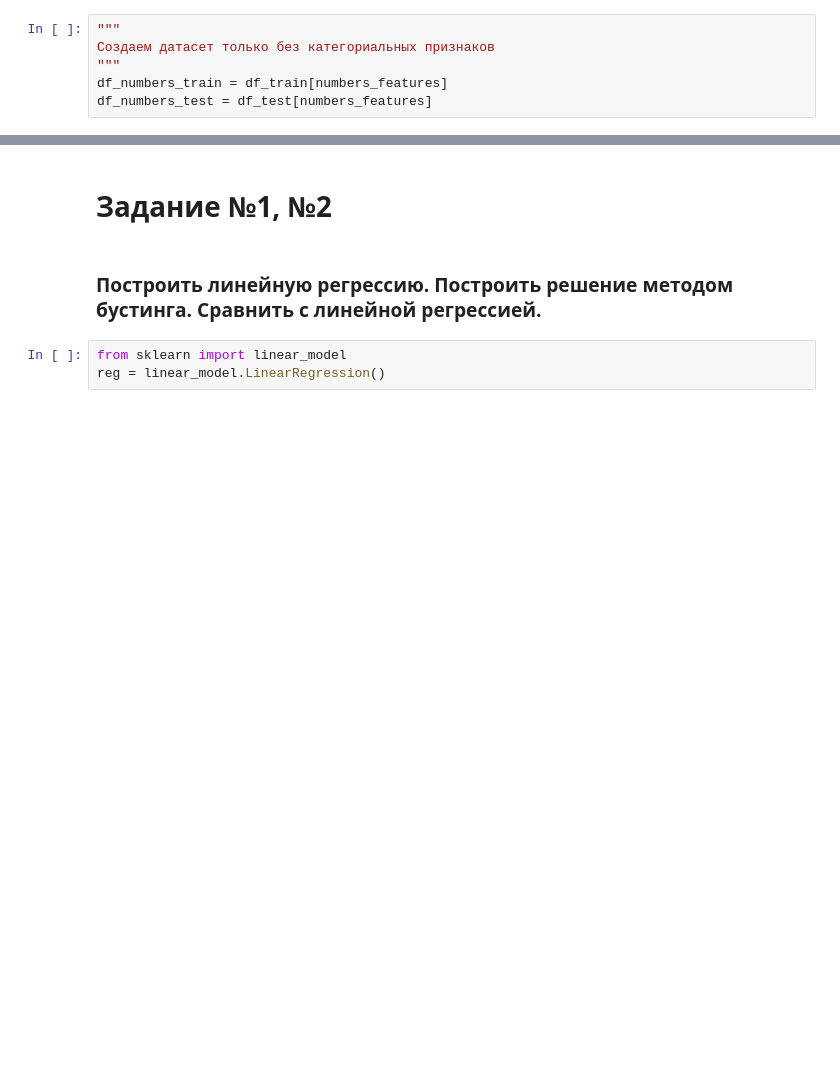
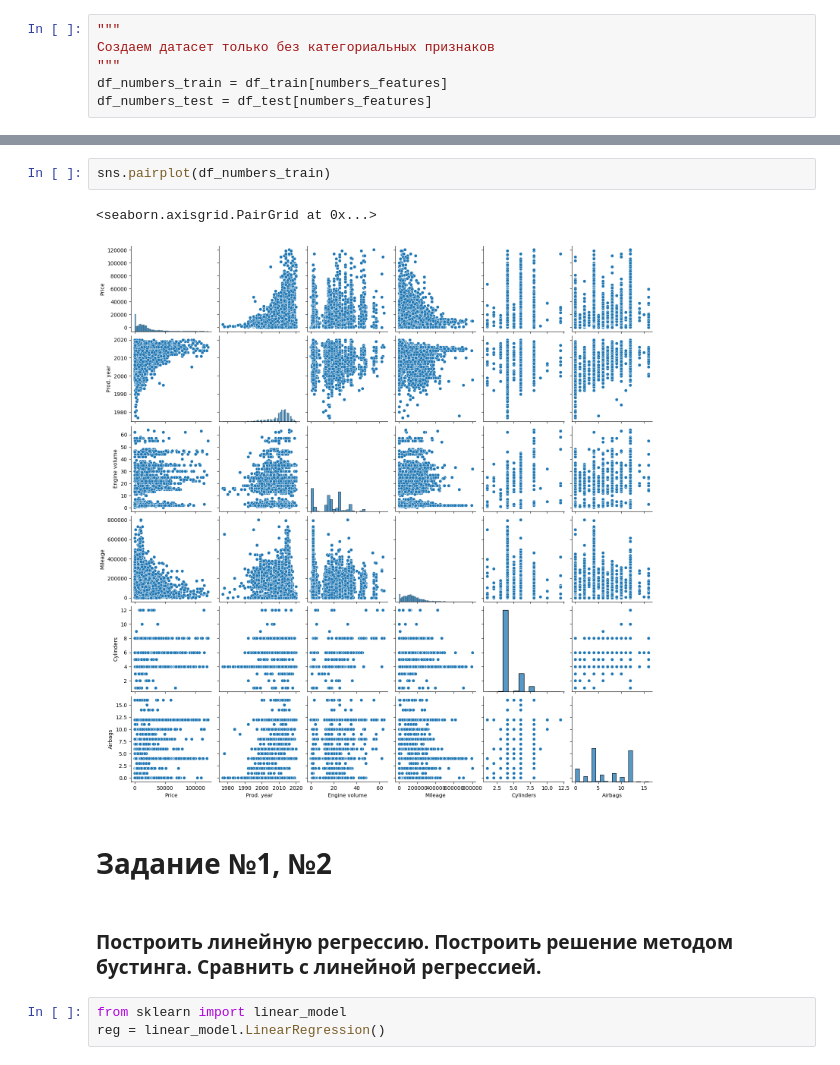
Before and after one commit to PiroJOJO/Statistical_decision_theory, a Jupyter notebook: Lab_4/LAb_4.ipynb, the cells around one changed output, grey strips where cells are left out. Saved outputs shown, nothing was run; the diff lists cells and outputs as text; blank space fills up the shorter version.

```diff
--- a/Lab_4/LAb_4.ipynb
+++ b/Lab_4/LAb_4.ipynb
@@ -136,3 +137,8 @@ plt.show()
+# %%
+sns.pairplot(df_numbers_train)
+# %% [output]
+<seaborn.axisgrid.PairGrid at 0x...>
+[figure, added]
 # %% [markdown]
 # Задание №1, №2
 # %% [markdown]
```
Also changed, not shown: parts of 21 cells of this notebook.
